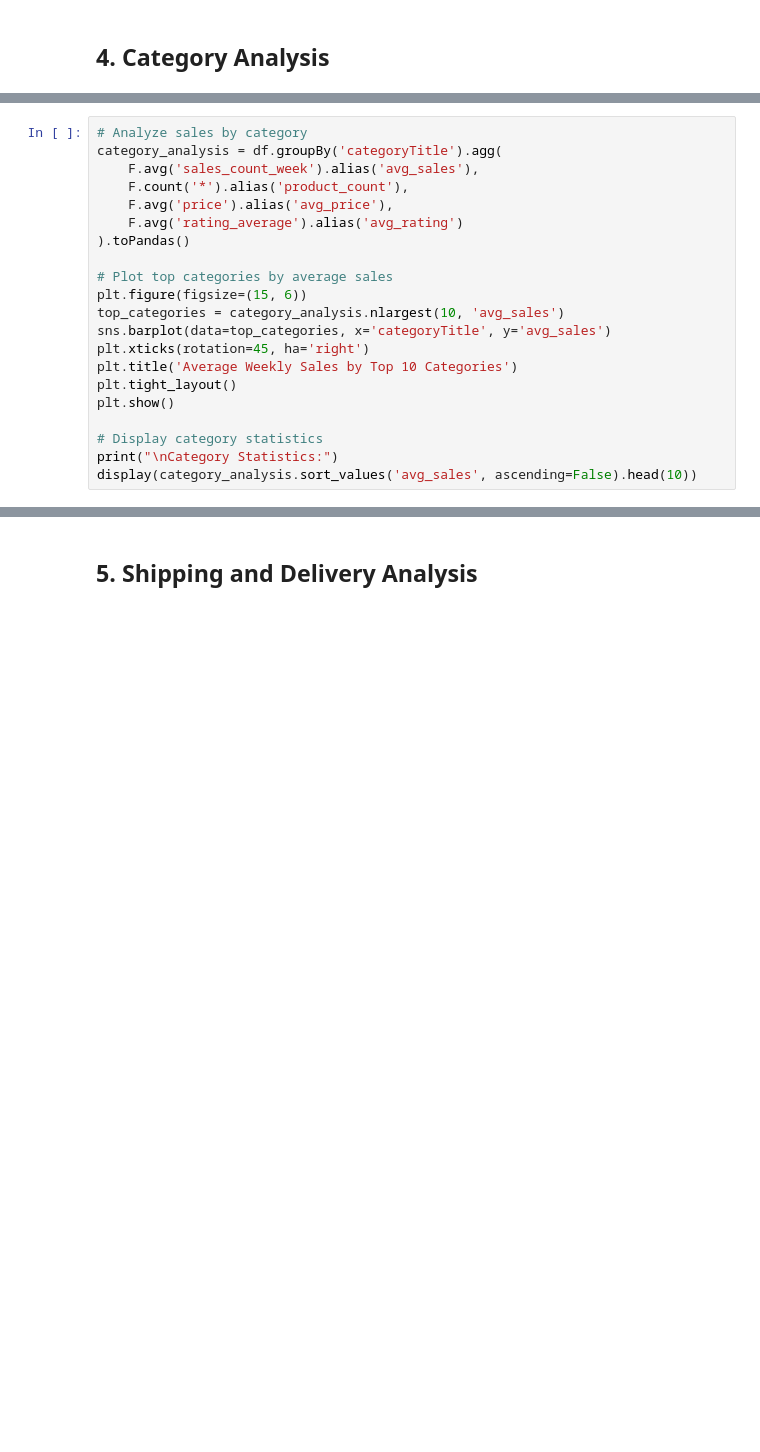
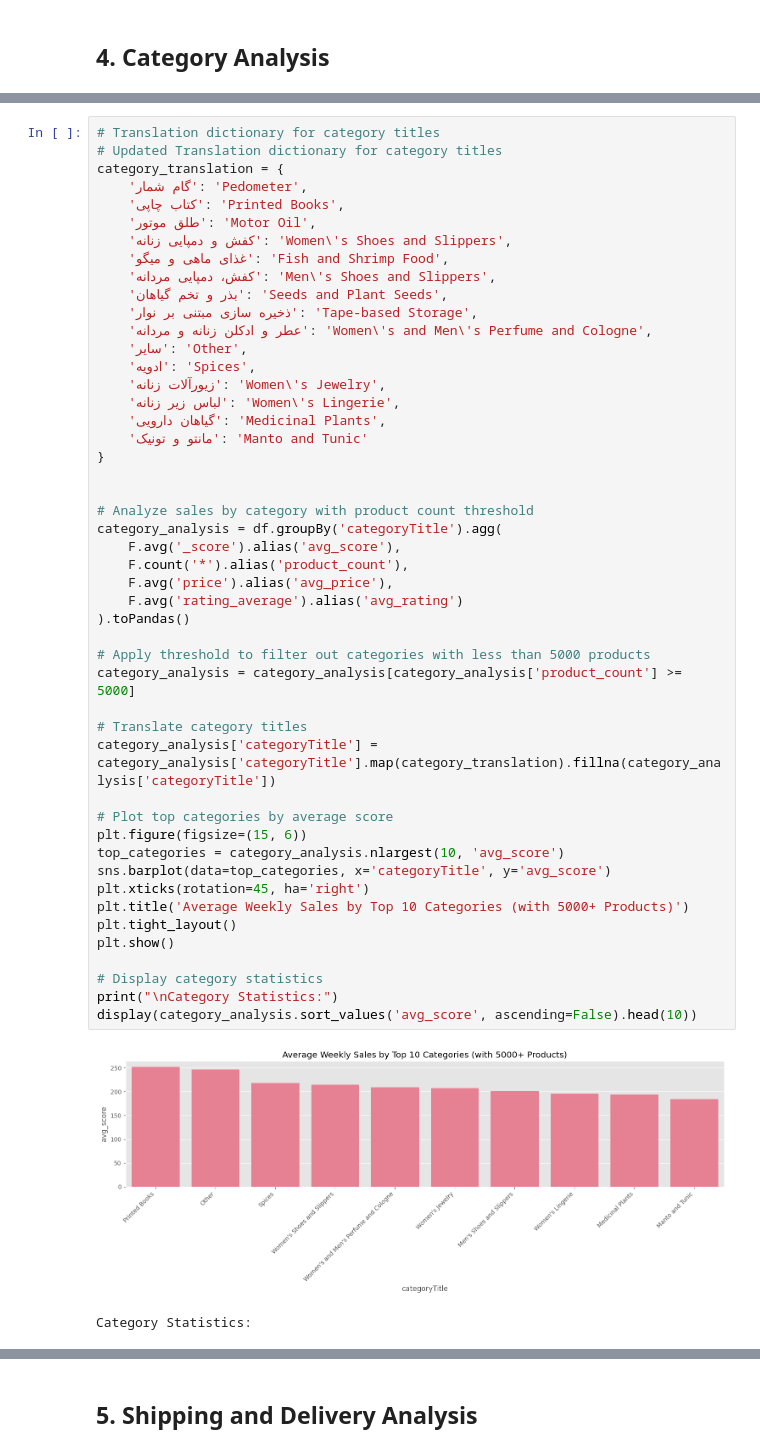
Before and after one commit to mou-code/big-data, a Jupyter notebook: notebooks/eda.ipynb, the cells around one changed output, grey strips where cells are left out. Saved outputs shown, nothing was run; the diff lists cells and outputs as text; blank space fills up the shorter version.

```diff
--- a/notebooks/eda.ipynb
+++ b/notebooks/eda.ipynb
@@ -397,21 +537,51 @@ plt.show()
 # %%
-# Analyze sales by category
+# Translation dictionary for category titles
+# Updated Translation dictionary for category titles
+category_translation = {
+    'گام شمار': 'Pedometer',
+    'کتاب چاپی': 'Printed Books',
+    'طلق موتور': 'Motor Oil',
+    'کفش و دمپایی زنانه': 'Women\'s Shoes and Slippers',
+    'غذای ماهی و میگو': 'Fish and Shrimp Food',
+    'کفش، دمپایی مردانه': 'Men\'s Shoes and Slippers',
+    'بذر و تخم گیاهان': 'Seeds and Plant Seeds',
+    'ذخیره سازی مبتنی بر نوار': 'Tape-based Storage',
+    'عطر و ادکلن زنانه و مردانه': 'Women\'s and Men\'s Perfume and Cologne',
+    'سایر': 'Other',
+    'ادویه': 'Spices',
+    'زیورآلات زنانه': 'Women\'s Jewelry',
+    'لباس زیر زنانه': 'Women\'s Lingerie',
+    'گیاهان دارویی': 'Medicinal Plants',
+    'مانتو و تونیک': 'Manto and Tunic'
+}
+
+
+# Analyze sales by category with product count threshold
 category_analysis = df.groupBy('categoryTitle').agg(
-    F.avg('sales_count_week').alias('avg_sales'),
+    F.avg('_score').alias('avg_score'),
     F.count('*').alias('product_count'),
     F.avg('price').alias('avg_price'),
     F.avg('rating_average').alias('avg_rating')
 ).toPandas()
 
-# Plot top categories by average sales
+# Apply threshold to filter out categories with less than 5000 products
+category_analysis = category_analysis[category_analysis['product_count'] >= 5000]
+
+# Translate category titles
+category_analysis['categoryTitle'] = category_analysis['categoryTitle'].map(category_translation).fillna(category_analysis['categoryTitle'])
+
+# Plot top categories by average score
 plt.figure(figsize=(15, 6))
-top_categories = category_analysis.nlargest(10, 'avg_sales')
-sns.barplot(data=top_categories, x='categoryTitle', y='avg_sales')
+top_categories = category_analysis.nlargest(10, 'avg_score')
+sns.barplot(data=top_categories, x='categoryTitle', y='avg_score')
 plt.xticks(rotation=45, ha='right')
-plt.title('Average Weekly Sales by Top 10 Categories')
+plt.title('Average Weekly Sales by Top 10 Categories (with 5000+ Products)')
 plt.tight_layout()
 plt.show()
 
 # Display category statistics
 print("\nCategory Statistics:")
-display(category_analysis.sort_values('avg_sales', ascending=False).head(10))
+display(category_analysis.sort_values('avg_score', ascending=False).head(10))
+# %% [output]
+[figure, added]
+Category Statistics:
```
Also changed, not shown: parts of 18 cells of this notebook.
